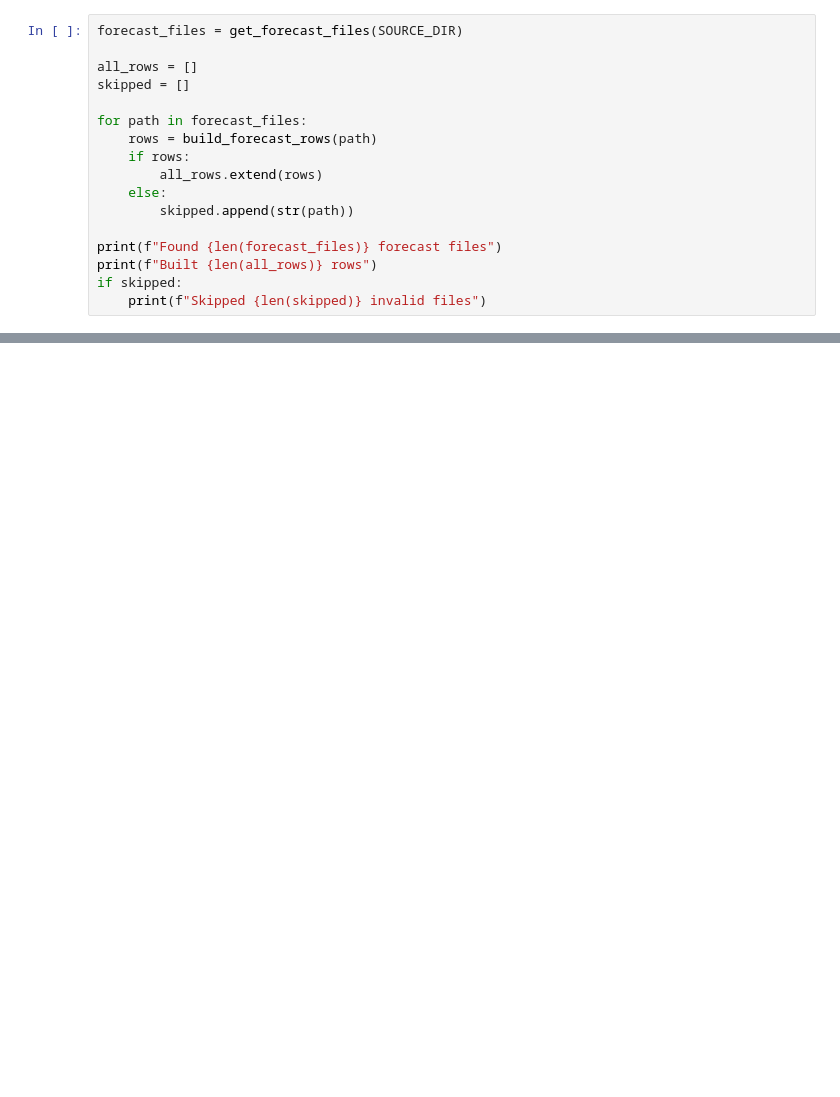
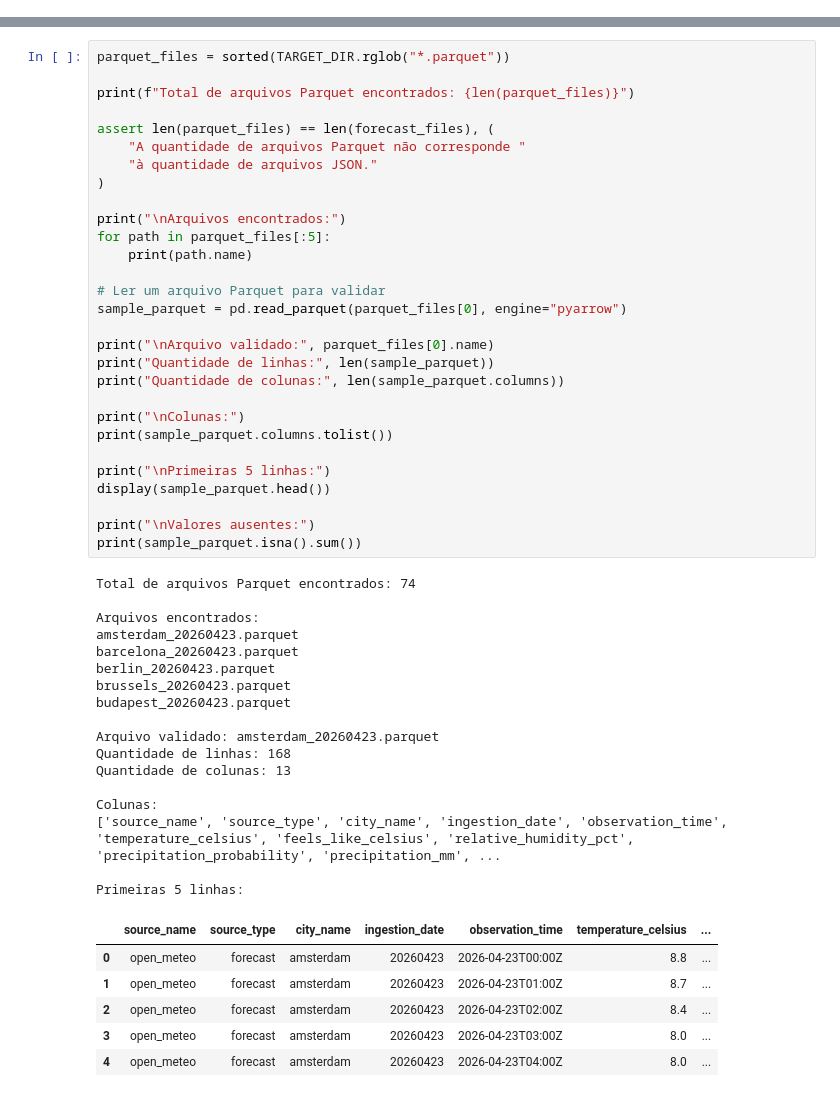
Before and after one commit to frederr97/open_meteo_ingestion, a Jupyter notebook: pipelines/forecast_bronze_to_silver.ipynb, the cells around one changed output, grey strips where cells are left out. Cells and saved outputs as stored; diff of their text form; blank space fills up the shorter version.

```diff
--- a/pipelines/forecast_bronze_to_silver.ipynb
+++ b/pipelines/forecast_bronze_to_silver.ipynb
@@ -76,17 +118,0 @@ def build_forecast_rows(path: Path) -> list[tuple]:
-# %%
-forecast_files = get_forecast_files(SOURCE_DIR)
-
-all_rows = []
-skipped = []
-
-for path in forecast_files:
-    rows = build_forecast_rows(path)
-    if rows:
-        all_rows.extend(rows)
-    else:
-        skipped.append(str(path))
-
-print(f"Found {len(forecast_files)} forecast files")
-print(f"Built {len(all_rows)} rows")
-if skipped:
-    print(f"Skipped {len(skipped)} invalid files")
@@ -124,0 +226,53 @@ Loaded rows into silver.forecast_weather_hourly
+# %%
+parquet_files = sorted(TARGET_DIR.rglob("*.parquet"))
+
+print(f"Total de arquivos Parquet encontrados: {len(parquet_files)}")
+
+assert len(parquet_files) == len(forecast_files), (
+    "A quantidade de arquivos Parquet não corresponde "
+    "à quantidade de arquivos JSON."
+)
+
+print("\nArquivos encontrados:")
+for path in parquet_files[:5]:
+    print(path.name)
+
+# Ler um arquivo Parquet para validar
+sample_parquet = pd.read_parquet(parquet_files[0], engine="pyarrow")
+
+print("\nArquivo validado:", parquet_files[0].name)
+print("Quantidade de linhas:", len(sample_parquet))
+print("Quantidade de colunas:", len(sample_parquet.columns))
+
+print("\nColunas:")
+print(sample_parquet.columns.tolist())
+
+print("\nPrimeiras 5 linhas:")
+display(sample_parquet.head())
+
+print("\nValores ausentes:")
+print(sample_parquet.isna().sum())
+# %% [output]
+Total de arquivos Parquet encontrados: 74
+
+Arquivos encontrados:
+amsterdam_20260423.parquet
+barcelona_20260423.parquet
+berlin_20260423.parquet
+brussels_20260423.parquet
+budapest_20260423.parquet
+
+Arquivo validado: amsterdam_20260423.parquet
+Quantidade de linhas: 168
+Quantidade de colunas: 13
+
+Colunas:
+['source_name', 'source_type', 'city_name', 'ingestion_date', 'observation_time', 'temperature_celsius', 'feels_like_celsius', 'relative_humidity_pct', 'precipitation_probability', 'precipitation_mm', ...
+
+Primeiras 5 linhas:
+|  | source_name | source_type | city_name | ingestion_date | observation_time | temperature_celsius | ... |
+| 0 | open_meteo | forecast | amsterdam | 20260423 | 2026-04-23T00:00Z | 8.8 | ... |
+| 1 | open_meteo | forecast | amsterdam | 20260423 | 2026-04-23T01:00Z | 8.7 | ... |
+| 2 | open_meteo | forecast | amsterdam | 20260423 | 2026-04-23T02:00Z | 8.4 | ... |
+| 3 | open_meteo | forecast | amsterdam | 20260423 | 2026-04-23T03:00Z | 8.0 | ... |
+| 4 | open_meteo | forecast | amsterdam | 20260423 | 2026-04-23T04:00Z | 8.0 | ... |
```
Also changed, not shown: parts of 19 cells of this notebook, 9 other files.
